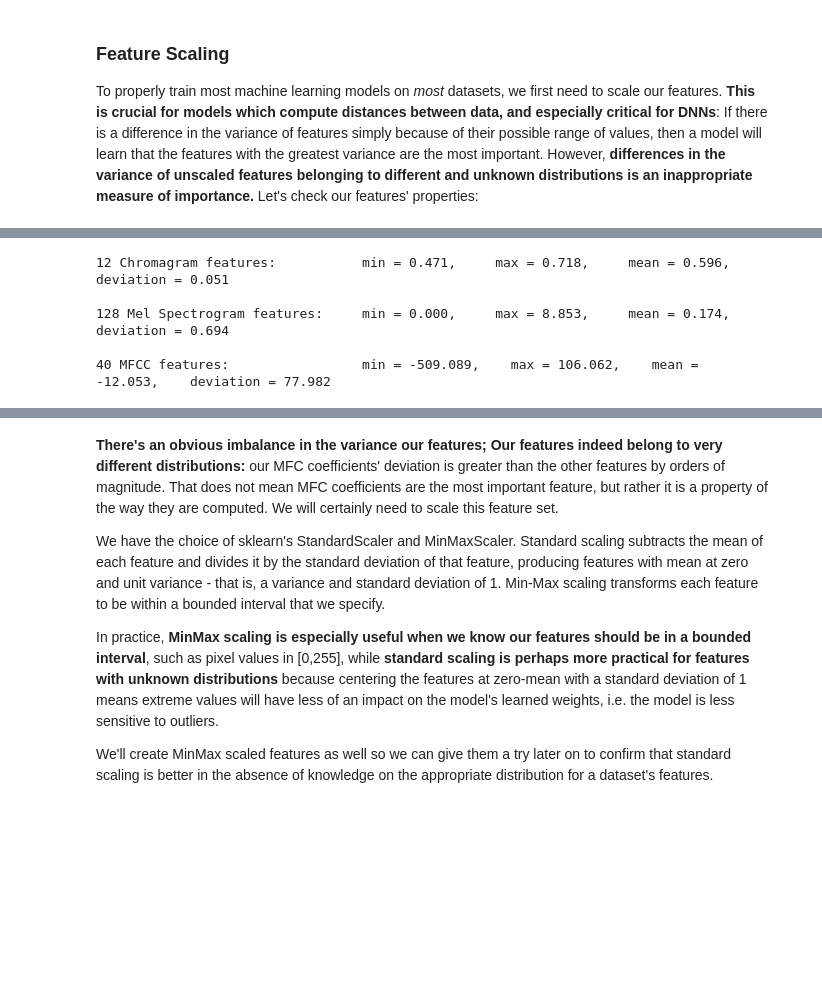
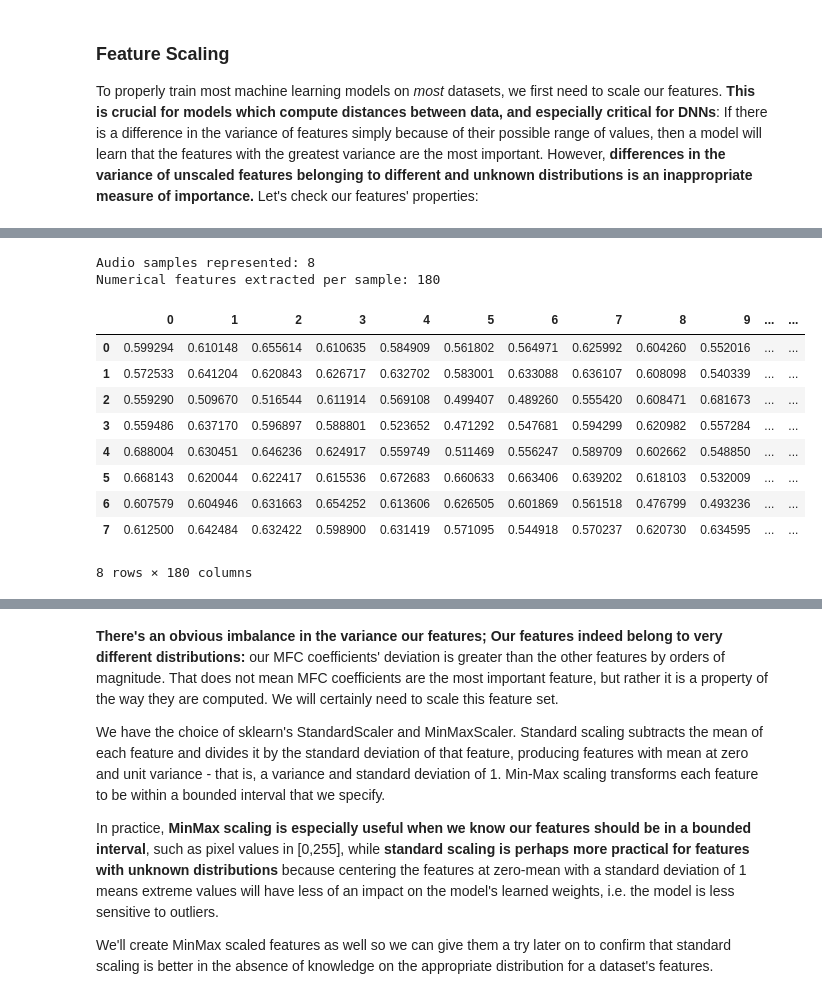
Before and after one commit to lerrlera/Week3-ClassicML, a Jupyter notebook: Week_3_MachineLearning.ipynb, the cells around one changed output, grey strips where cells are left out. Drawn from its saved outputs; the diff is of its cells as text; code cells hidden in the pictures; blank space fills up the shorter version.

```diff
--- a/Week_3_MachineLearning.ipynb
+++ b/Week_3_MachineLearning.ipynb
@@ -379,9 +376,23 @@ print_features(features_df)
-# %%
-features_test_df.columns = features_test_df.columns.astype(int)
-print_features(features_test_df)
-# %% [output]
-12 Chromagram features:           min = 0.471,     max = 0.718,     mean = 0.596,     deviation = 0.051
-
-128 Mel Spectrogram features:     min = 0.000,     max = 8.853,     mean = 0.174,     deviation = 0.694
-
-40 MFCC features:                 min = -509.089,    max = 106.062,    mean = -12.053,    deviation = 77.982
+# %%
+print(f'\nAudio samples represented: {features_test.shape[0]}')
+print(f'Numerical features extracted per sample: {features_test.shape[1]}')
+features_test_df = pd.DataFrame(features_test) # make it pretty for display
+
+
+#making dataframe for emotions as well
+emotions_test_df = pd.DataFrame(emotions_test) # make it pretty for display
+
+features_test_df
+# %% [output]
+Audio samples represented: 8
+Numerical features extracted per sample: 180
+|  | 0 | 1 | 2 | 3 | 4 | 5 | 6 | 7 | 8 | 9 | ... | ... |
+| 0 | 0.599294 | 0.610148 | 0.655614 | 0.610635 | 0.584909 | 0.561802 | 0.564971 | 0.625992 | 0.604260 | 0.552016 | ... | ... |
+| 1 | 0.572533 | 0.641204 | 0.620843 | 0.626717 | 0.632702 | 0.583001 | 0.633088 | 0.636107 | 0.608098 | 0.540339 | ... | ... |
+| 2 | 0.559290 | 0.509670 | 0.516544 | 0.611914 | 0.569108 | 0.499407 | 0.489260 | 0.555420 | 0.608471 | 0.681673 | ... | ... |
+| 3 | 0.559486 | 0.637170 | 0.596897 | 0.588801 | 0.523652 | 0.471292 | 0.547681 | 0.594299 | 0.620982 | 0.557284 | ... | ... |
+| 4 | 0.688004 | 0.630451 | 0.646236 | 0.624917 | 0.559749 | 0.511469 | 0.556247 | 0.589709 | 0.602662 | 0.548850 | ... | ... |
+| 5 | 0.668143 | 0.620044 | 0.622417 | 0.615536 | 0.672683 | 0.660633 | 0.663406 | 0.639202 | 0.618103 | 0.532009 | ... | ... |
+| 6 | 0.607579 | 0.604946 | 0.631663 | 0.654252 | 0.613606 | 0.626505 | 0.601869 | 0.561518 | 0.476799 | 0.493236 | ... | ... |
+| 7 | 0.612500 | 0.642484 | 0.632422 | 0.598900 | 0.631419 | 0.571095 | 0.544918 | 0.570237 | 0.620730 | 0.634595 | ... | ... |
+8 rows × 180 columns
```
Also changed, not shown: parts of 8 cells of this notebook.
